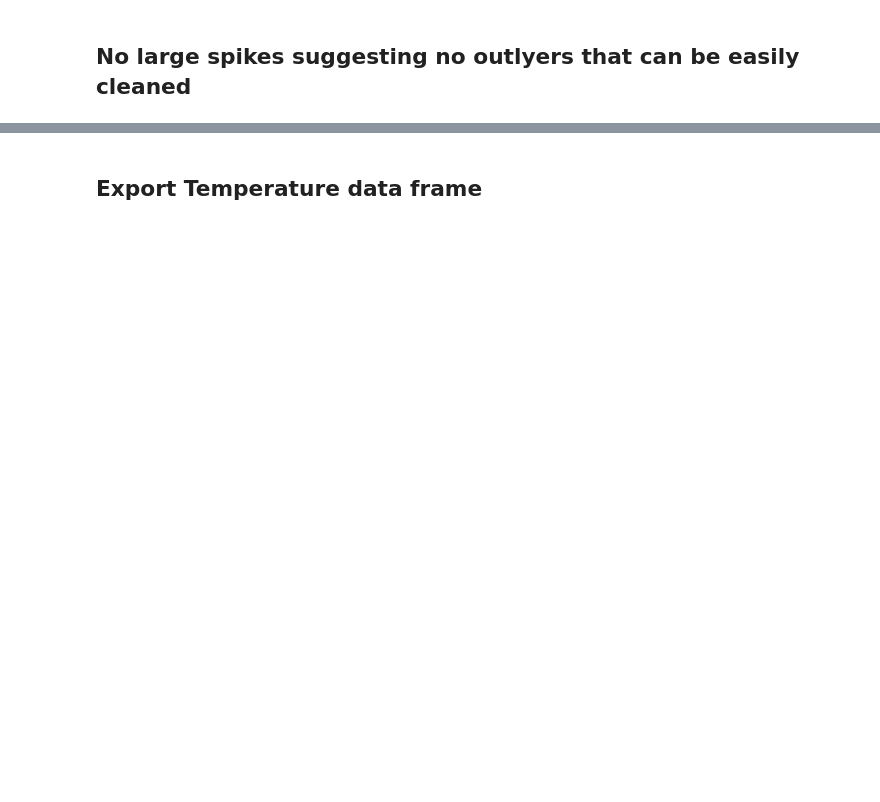
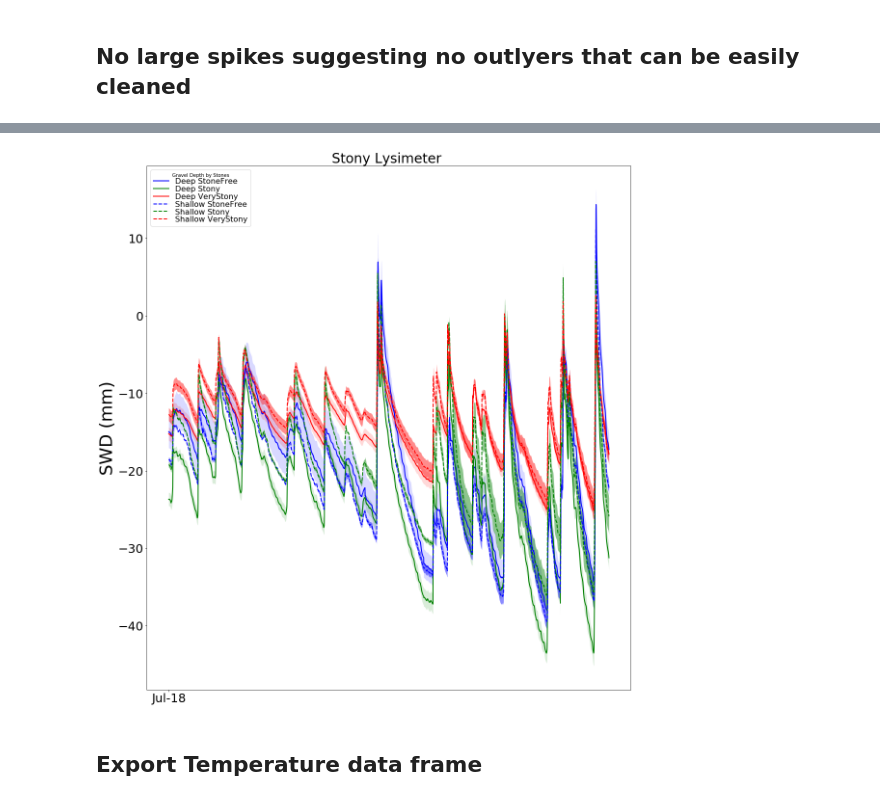
Before and after one commit to HamishBrownPFR/StonySoilLysimeters, a Jupyter notebook: SetUpLysimeterDataFrames.ipynb, the cells around one changed output, grey strips where cells are left out. Saved outputs shown, nothing was run; the diff lists cells and outputs as text; code cells hidden in the pictures; blank space fills up the shorter version.

```diff
--- a/SetUpLysimeterDataFrames.ipynb
+++ b/SetUpLysimeterDataFrames.ipynb
@@ -191,3 +280,26 @@ VWC.to_pickle('.\DataFrames\LysoVWC_df')
+# %%
+def Calc_SWD(DUL):
+    return lambda VWC: -(DUL- VWC)
+SWD = ProfileWater.copy()
+for tube in PAW:
+    DUL = ProfileParams.loc['DUL',tube]
+    result = Calc_SWD(DUL)
+    SWD.loc[:,tube] = [result(SWD.loc[x,tube]) for x in PAW.index ]
+# %%
+Graph = plt.figure(figsize=(18,20))
+ax = Graph.add_subplot(1,1,1)
+GH.AddIndexedPlotWithSEM(SWD,ax,GPs, 2)
+plt.ylabel('SWD (mm)', fontsize=36);
+plt.tick_params(labelsize=25)
+plt.title('Stony Lysimeter ', fontsize=28);
+ax.xaxis.set_major_locator(mdates.MonthLocator([1,7]))
+ax.xaxis.set_major_formatter(mdates.DateFormatter('%b-%y'))
+if pos == 1:
+    labels, handles = GH.DedupLegendElements()
+    ledg = plt.legend(labels, handles,loc=2,numpoints=1,fontsize = 16,labelspacing = 0.05,
+                          title='Gravel Depth by Stones')
+# %% [output]
+[figure, added]
 # %% [markdown]
 ## Export Temperature data frame
 # %%
```
Also changed, not shown: parts of 47 cells of this notebook.
